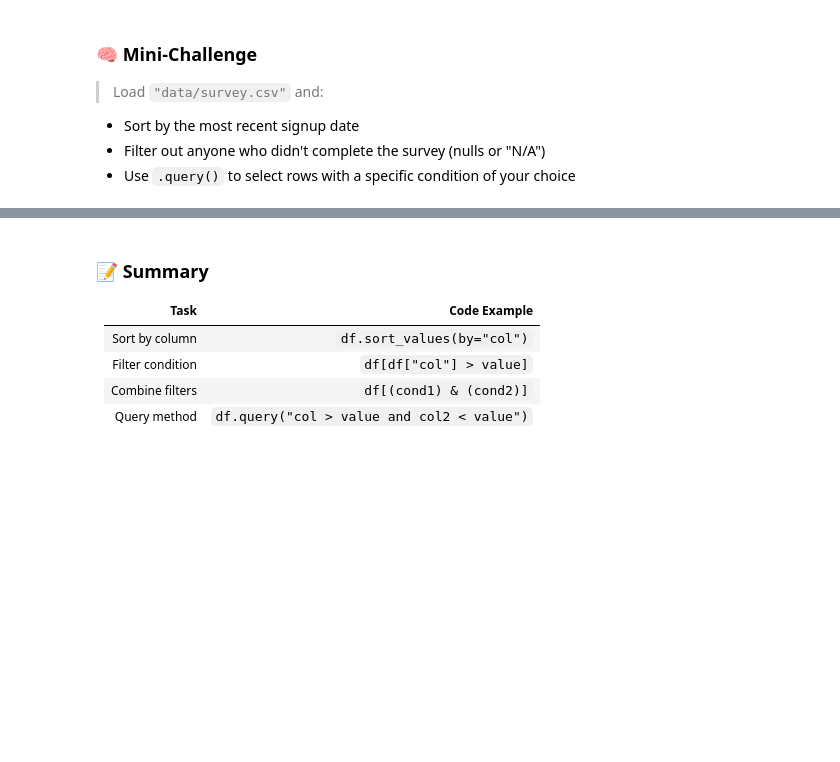
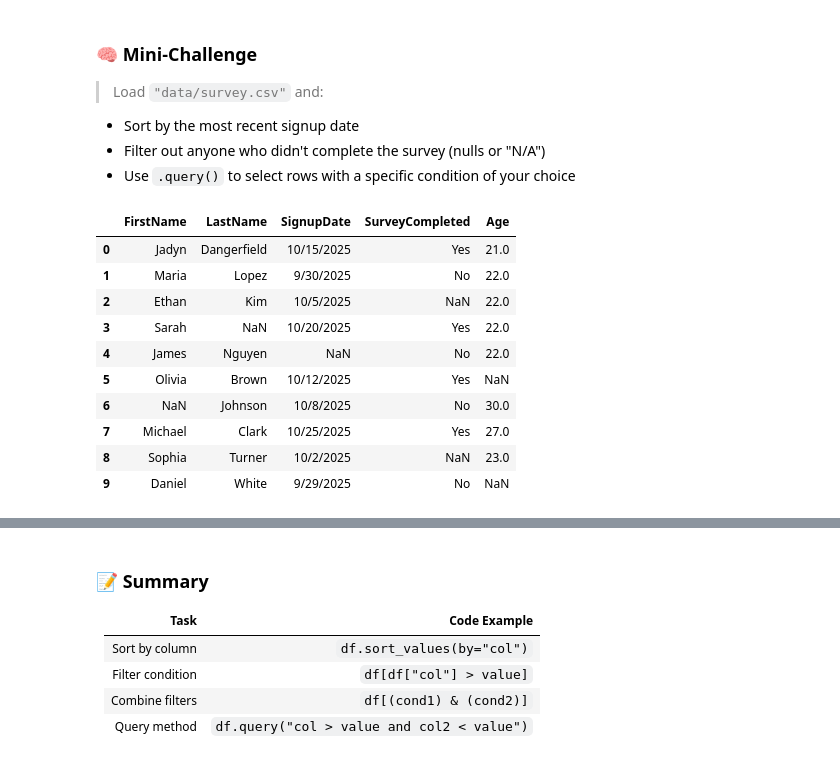
Before and after one commit to jay-d515/jay-d515-3603-DataScience, a Jupyter notebook: Completed/06-Working_with_Data/07-sorting_and_filtering.ipynb, the cells around one changed output, grey strips where cells are left out. Cells and saved outputs as stored; diff of their text form; code cells hidden in the pictures; blank space fills up the shorter version.

```diff
--- a/Completed/06-Working_with_Data/07-sorting_and_filtering.ipynb
+++ b/Completed/06-Working_with_Data/07-sorting_and_filtering.ipynb
@@ -203,3 +210,19 @@ df.query("math_score > 95 or science_score > 95")
 - Sort by the most recent signup date
 - Filter out anyone who didn't complete the survey (nulls or "N/A")
 - Use `.query()` to select rows with a specific condition of your choice
+# %%
+# Load the file
+survey_df = pd.read_csv("survey.csv")
+survey_df
+# %% [output]
+|  | FirstName | LastName | SignupDate | SurveyCompleted | Age |
+| 0 | Jadyn | Dangerfield | 10/15/2025 | Yes | 21.0 |
+| 1 | Maria | Lopez | 9/30/2025 | No | 22.0 |
+| 2 | Ethan | Kim | 10/5/2025 | NaN | 22.0 |
+| 3 | Sarah | NaN | 10/20/2025 | Yes | 22.0 |
+| 4 | James | Nguyen | NaN | No | 22.0 |
+| 5 | Olivia | Brown | 10/12/2025 | Yes | NaN |
+| 6 | NaN | Johnson | 10/8/2025 | No | 30.0 |
+| 7 | Michael | Clark | 10/25/2025 | Yes | 27.0 |
+| 8 | Sophia | Turner | 10/2/2025 | NaN | 23.0 |
+| 9 | Daniel | White | 9/29/2025 | No | NaN |
```
Also changed, not shown: parts of 4 cells of this notebook.
